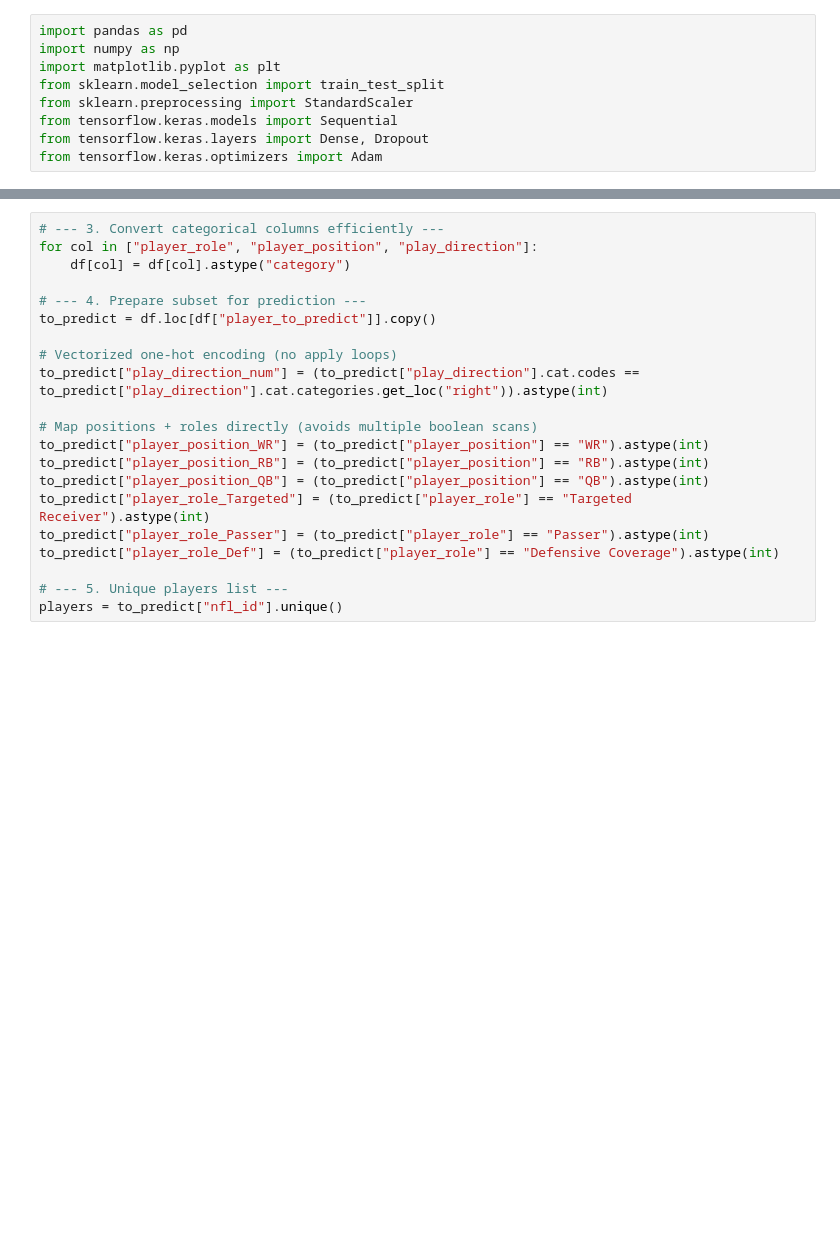
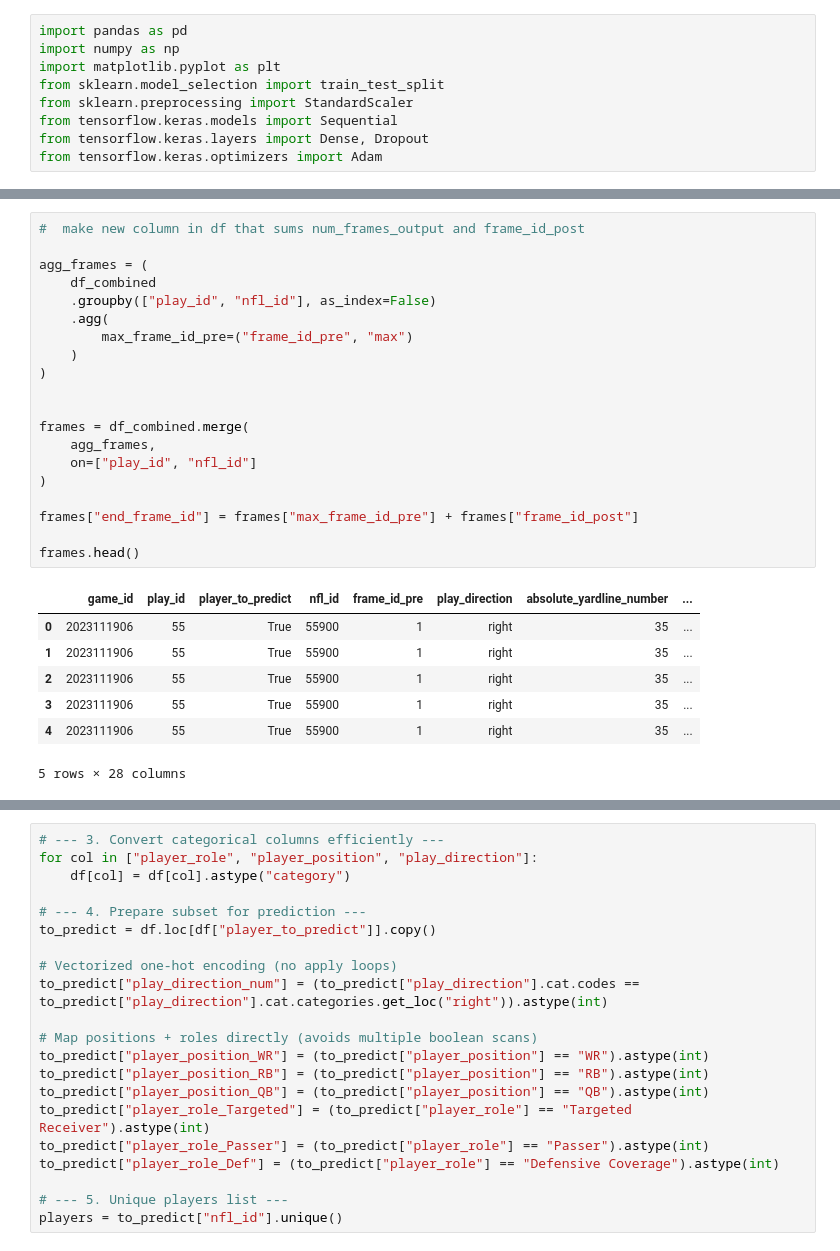
Before and after one commit to cottonjenn/nfl_bdb_neural_net, a Jupyter notebook: project.ipynb, the cells around one changed output, grey strips where cells are left out. Saved outputs shown, nothing was run; the diff lists cells and outputs as text; blank space fills up the shorter version.

```diff
--- a/project.ipynb
+++ b/project.ipynb
@@ -30,0 +33,28 @@ print(df.head())
+# %%
+#  make new column in df that sums num_frames_output and frame_id_post
+
+agg_frames = (
+    df_combined
+    .groupby(["play_id", "nfl_id"], as_index=False)
+    .agg(
+        max_frame_id_pre=("frame_id_pre", "max")
+    )
+)
+
+
+frames = df_combined.merge(
+    agg_frames,
+    on=["play_id", "nfl_id"]
+)
+
+frames["end_frame_id"] = frames["max_frame_id_pre"] + frames["frame_id_post"]
+
+frames.head()
+# %% [output]
+|  | game_id | play_id | player_to_predict | nfl_id | frame_id_pre | play_direction | absolute_yardline_number | ... |
+| 0 | 2023111906 | 55 | True | 55900 | 1 | right | 35 | ... |
+| 1 | 2023111906 | 55 | True | 55900 | 1 | right | 35 | ... |
+| 2 | 2023111906 | 55 | True | 55900 | 1 | right | 35 | ... |
+| 3 | 2023111906 | 55 | True | 55900 | 1 | right | 35 | ... |
+| 4 | 2023111906 | 55 | True | 55900 | 1 | right | 35 | ... |
+5 rows × 28 columns
```
Also changed, not shown: parts of 10 cells of this notebook.
